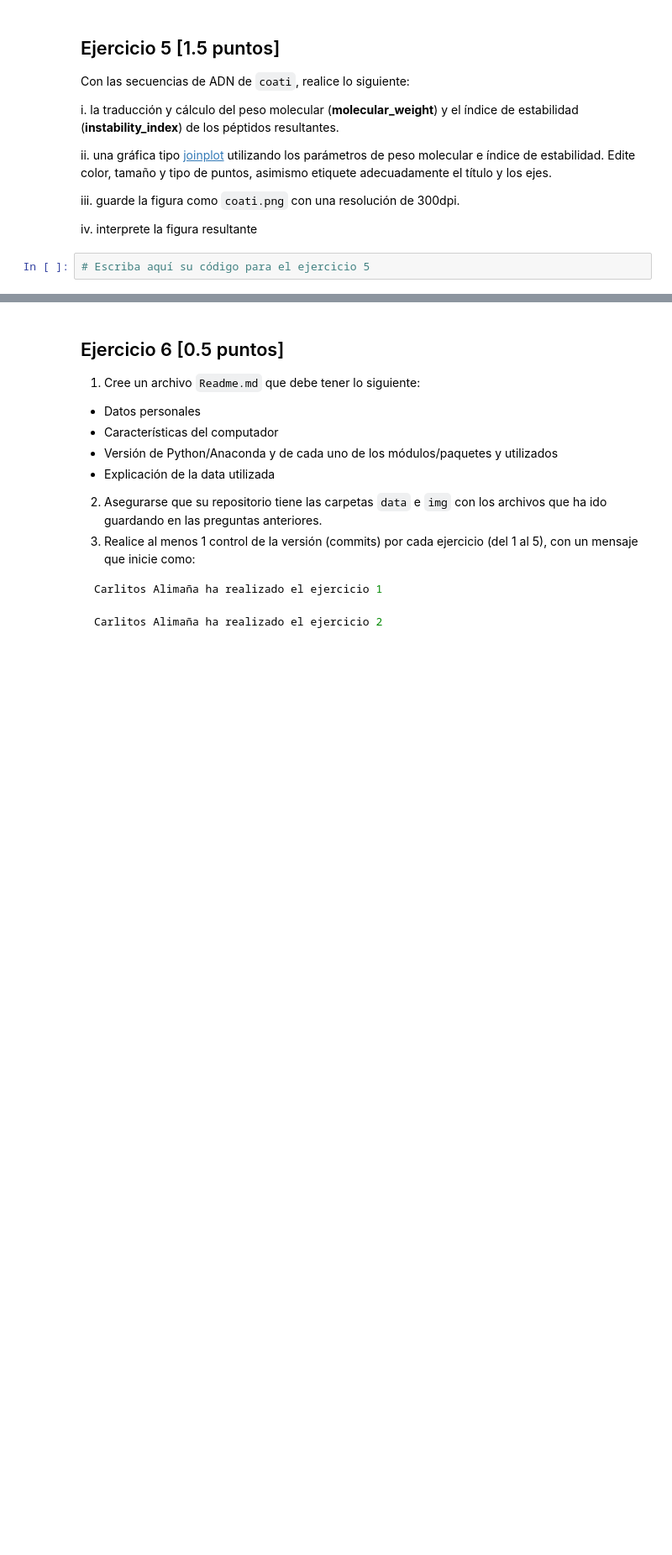
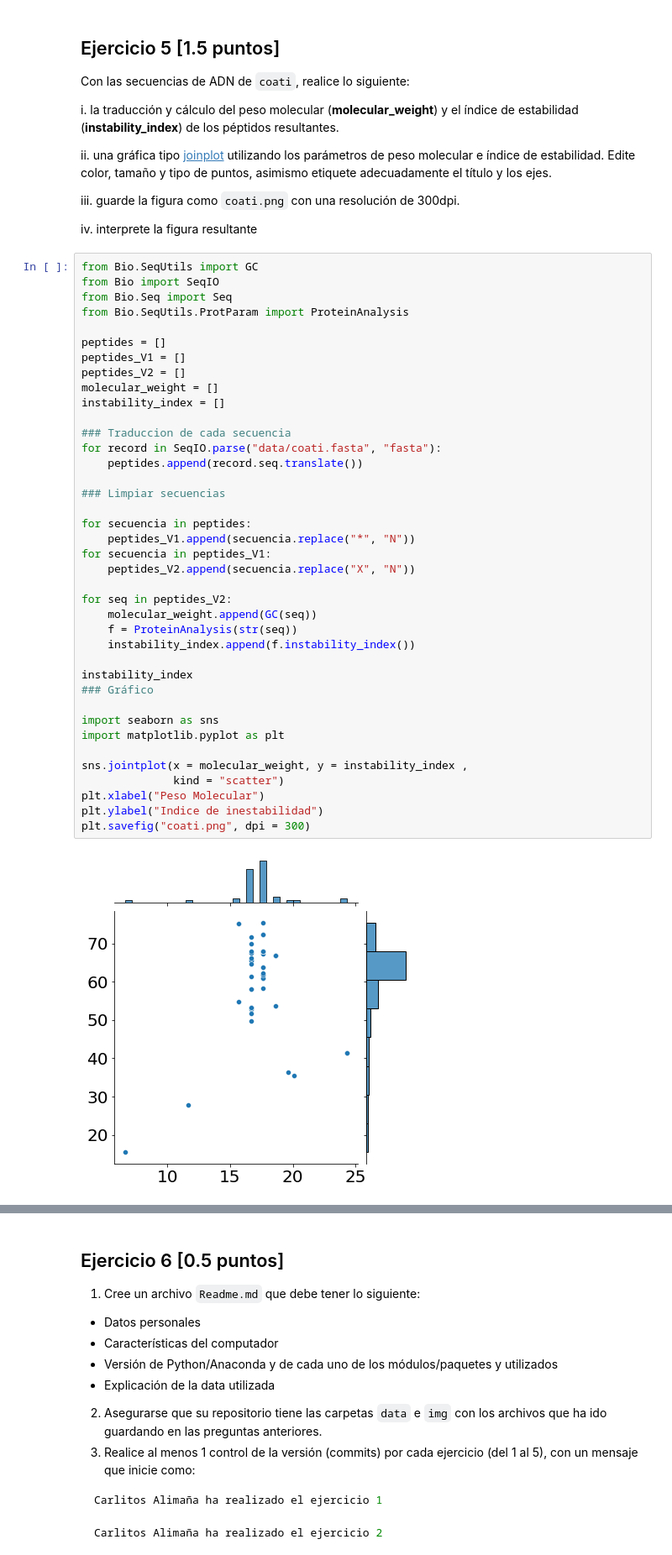
Before and after one commit to Andres-Mateo/2022II_GBI6_exam2, a Jupyter notebook: 2022II_GBI6G01_ExamenPython.ipynb, the cells around one changed output, grey strips where cells are left out. Shown at 84% size. Drawn from its saved outputs; the diff is of its cells as text; blank space fills up the shorter version.

````diff
--- a/2022II_GBI6G01_ExamenPython.ipynb
+++ b/2022II_GBI6G01_ExamenPython.ipynb
@@ -104,5 +222,44 @@ ii. una gráfica tipo [joinplot](https://seaborn.pydata.org/generated/seaborn.jo
 iii. guarde la figura como ```coati.png``` con una resolución de 300dpi.
 
 iv. interprete la figura resultante
-# %%
-# Escriba aquí su código para el ejercicio 5
+# %%
+from Bio.SeqUtils import GC
+from Bio import SeqIO
+from Bio.Seq import Seq
+from Bio.SeqUtils.ProtParam import ProteinAnalysis
+
+peptides = []
+peptides_V1 = []
+peptides_V2 = []
+molecular_weight = []
+instability_index = []
+
+### Traduccion de cada secuencia
+for record in SeqIO.parse("data/coati.fasta", "fasta"):
+    peptides.append(record.seq.translate())
+
+### Limpiar secuencias
+
+for secuencia in peptides:
+    peptides_V1.append(secuencia.replace("*", "N"))
+for secuencia in peptides_V1:
+    peptides_V2.append(secuencia.replace("X", "N"))
+
+for seq in peptides_V2:
+    molecular_weight.append(GC(seq))
+    f = ProteinAnalysis(str(seq))
+    instability_index.append(f.instability_index())
+
+instability_index
+### Gráfico
+
+import seaborn as sns
+import matplotlib.pyplot as plt
+
+sns.jointplot(x = molecular_weight, y = instability_index ,
+              kind = "scatter")
+plt.xlabel("Peso Molecular")
+plt.ylabel("Indice de inestabilidad")
+plt.savefig("coati.png", dpi = 300)
+# %% [output]
+[figure, added]
````
Also changed, not shown: parts of 7 cells of this notebook, 8 other files.
